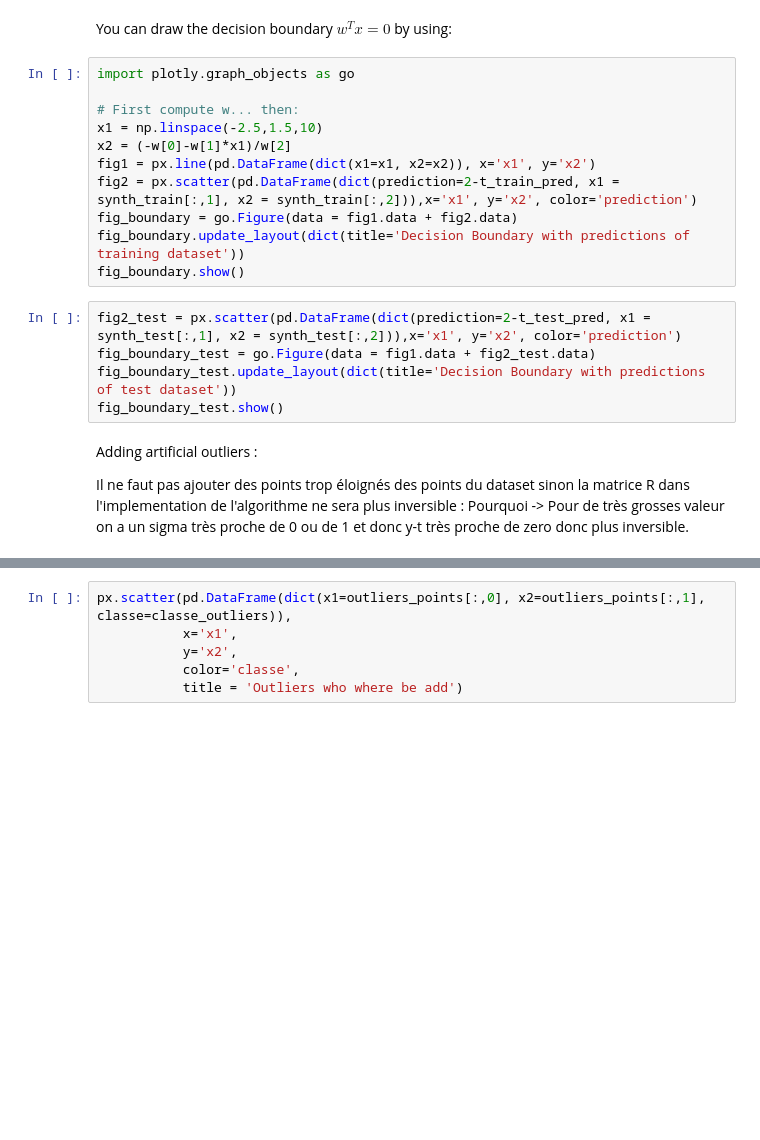
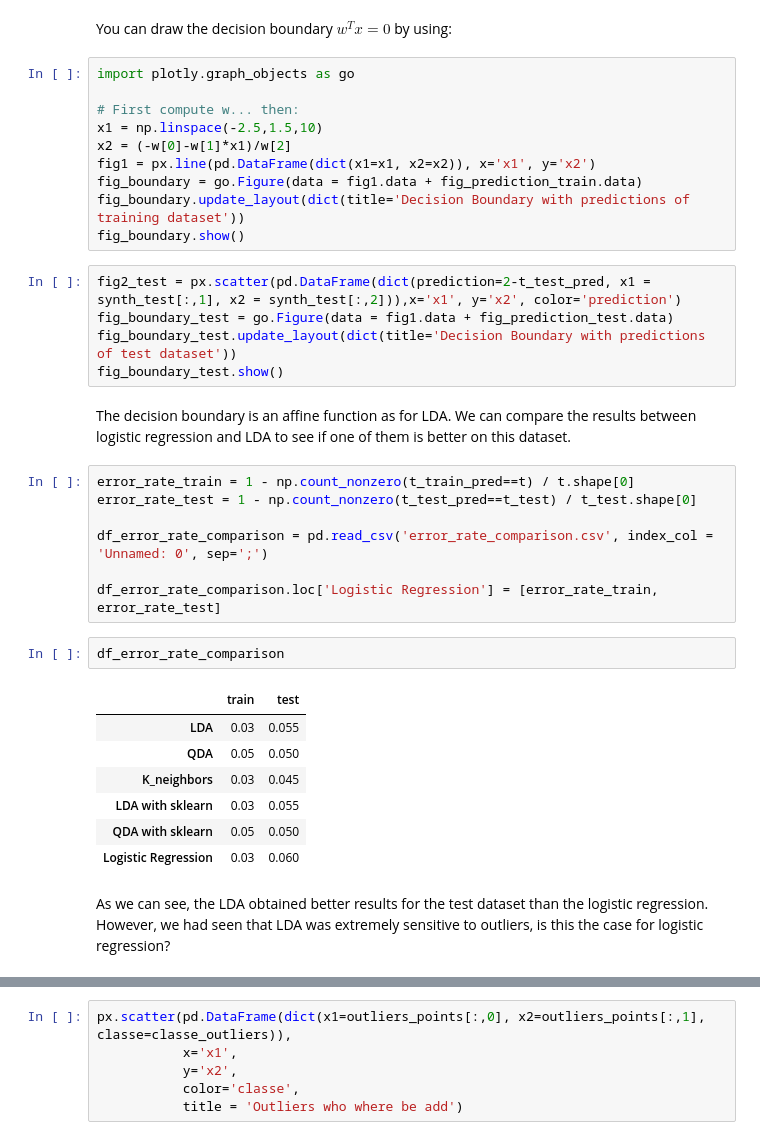
Before and after one commit to heez77/g3_decision, a Jupyter notebook: TP3_Gey_Jean/TP3_logistic_regression.ipynb, the cells around one changed output, grey strips where cells are left out. Saved outputs shown, nothing was run; the diff lists cells and outputs as text; blank space fills up the shorter version.

```diff
--- a/TP3_Gey_Jean/TP3_logistic_regression.ipynb
+++ b/TP3_Gey_Jean/TP3_logistic_regression.ipynb
@@ -137,16 +158,32 @@ import plotly.graph_objects as go
 x1 = np.linspace(-2.5,1.5,10)
 x2 = (-w[0]-w[1]*x1)/w[2]
 fig1 = px.line(pd.DataFrame(dict(x1=x1, x2=x2)), x='x1', y='x2')
-fig2 = px.scatter(pd.DataFrame(dict(prediction=2-t_train_pred, x1 = synth_train[:,1], x2 = synth_train[:,2])),x='x1', y='x2', color='prediction')
-fig_boundary = go.Figure(data = fig1.data + fig2.data)
+fig_boundary = go.Figure(data = fig1.data + fig_prediction_train.data)
 fig_boundary.update_layout(dict(title='Decision Boundary with predictions of training dataset'))
 fig_boundary.show()
 # %%
 fig2_test = px.scatter(pd.DataFrame(dict(prediction=2-t_test_pred, x1 = synth_test[:,1], x2 = synth_test[:,2])),x='x1', y='x2', color='prediction')
-fig_boundary_test = go.Figure(data = fig1.data + fig2_test.data)
+fig_boundary_test = go.Figure(data = fig1.data + fig_prediction_test.data)
 fig_boundary_test.update_layout(dict(title='Decision Boundary with predictions of test dataset'))
 fig_boundary_test.show()
-# %% [markdown]
-Adding artificial outliers :
-
-Il ne faut pas ajouter des points trop éloignés des points du dataset sinon la matrice R dans l'implementation de l'algorithme ne sera plus inversible : Pourquoi -> Pour de très grosses valeur on a un sigma très proche de 0 ou de 1 et donc y-t très proche de zero donc plus inversible.
+# %% [markdown]
+The decision boundary is an affine function as for LDA. We can compare the results between logistic regression and LDA to see if one of them is better on this dataset.
+# %%
+error_rate_train = 1 - np.count_nonzero(t_train_pred==t) / t.shape[0]
+error_rate_test = 1 - np.count_nonzero(t_test_pred==t_test) / t_test.shape[0]
+
+df_error_rate_comparison = pd.read_csv('error_rate_comparison.csv', index_col = 'Unnamed: 0', sep=';')
+
+df_error_rate_comparison.loc['Logistic Regression'] = [error_rate_train, error_rate_test]
+# %%
+df_error_rate_comparison
+# %% [output]
+|  | train | test |
+| LDA | 0.03 | 0.055 |
+| QDA | 0.05 | 0.050 |
+| K_neighbors | 0.03 | 0.045 |
+| LDA with sklearn | 0.03 | 0.055 |
+| QDA with sklearn | 0.05 | 0.050 |
+| Logistic Regression | 0.03 | 0.060 |
+# %% [markdown]
+As we can see, the LDA obtained better results for the test dataset than the logistic regression. However, we had seen that LDA was extremely sensitive to outliers, is this the case for logistic regression?
```
Also changed, not shown: parts of 76 cells of this notebook, 4 other files.
